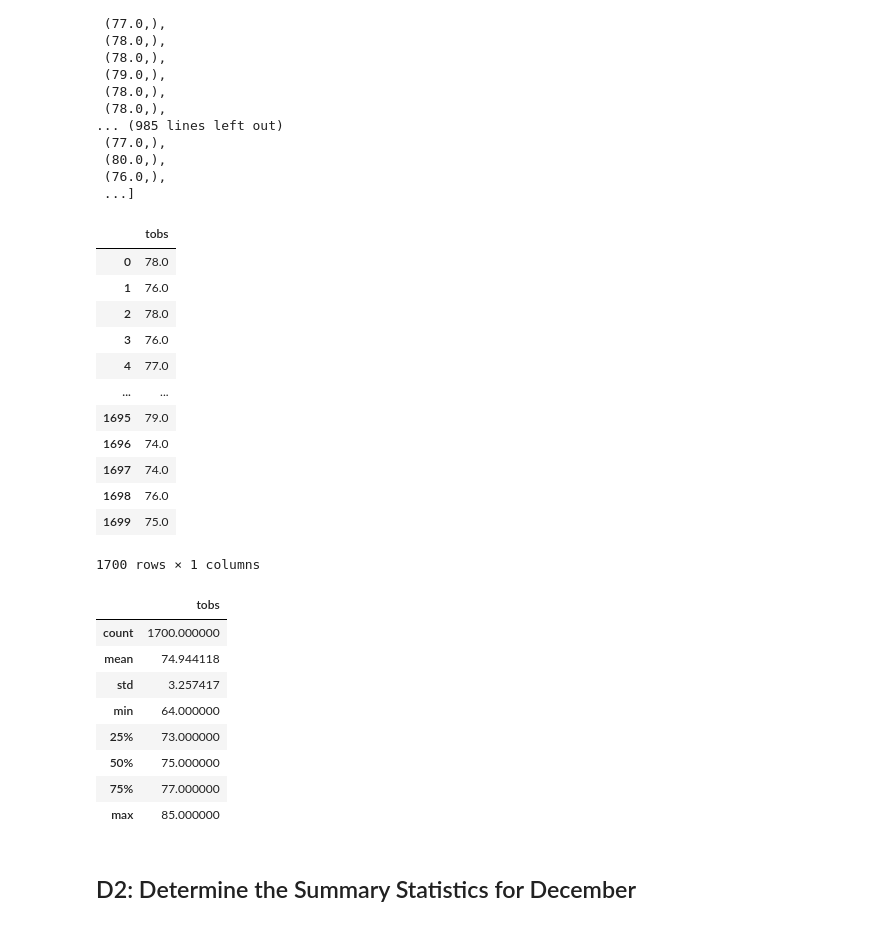
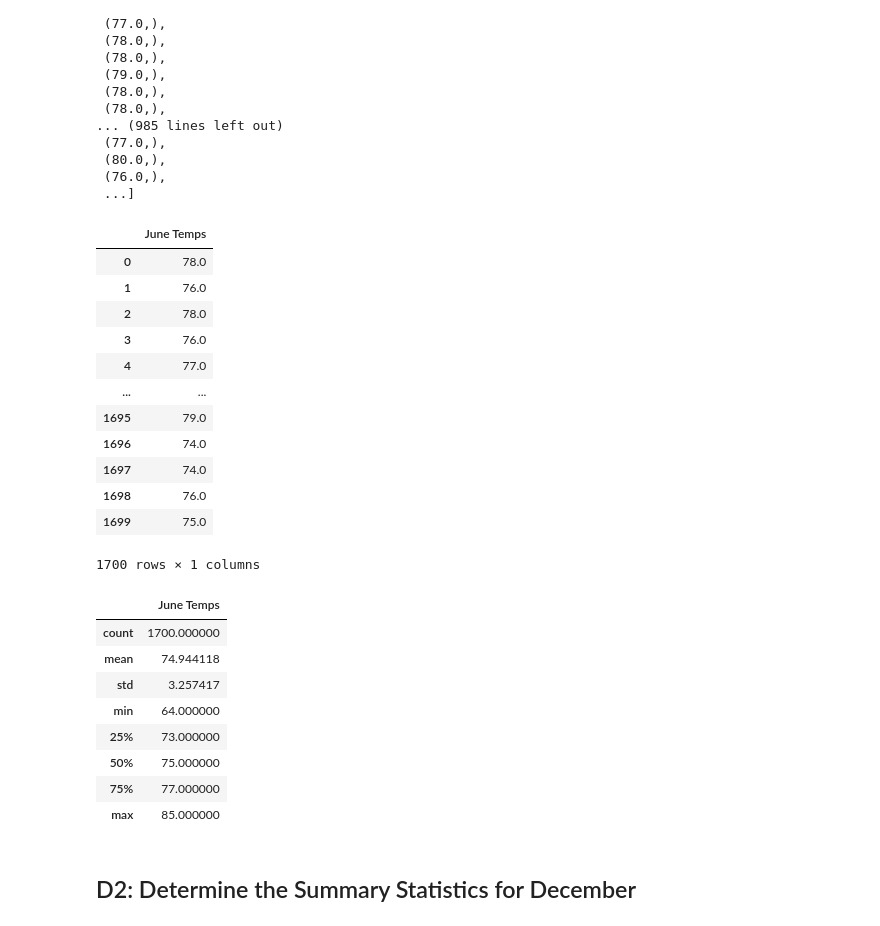
Before and after one commit to Ctblossey/surfs_up, a Jupyter notebook: SurfsUp_Challenge.ipynb, the cells around one changed output. Cells and saved outputs as stored; diff of their text form; code cells hidden in the pictures.

```diff
--- a/SurfsUp_Challenge.ipynb
+++ b/SurfsUp_Challenge.ipynb
@@ -74,10 +74,10 @@ June_temps
  ...]
 # %%
 # 3. Create a DataFrame from the list of temperatures for the month of June.
-June_df = pd.DataFrame(June_temps)
+June_df = pd.DataFrame(June_temps, columns=['June Temps'])
 June_df
 # %% [output]
-|  | tobs |
+|  | June Temps |
 | 0 | 78.0 |
 | 1 | 76.0 |
 | 2 | 78.0 |
@@ -94,7 +94,7 @@ June_df
 # 4. Calculate and print out the summary statistics for the June temperature DataFrame.
 June_df.describe()
 # %% [output]
-|  | tobs |
+|  | June Temps |
 | count | 1700.000000 |
 | mean | 74.944118 |
 | std | 3.257417 |
```
Also changed, not shown: parts of 2 cells of this notebook.
